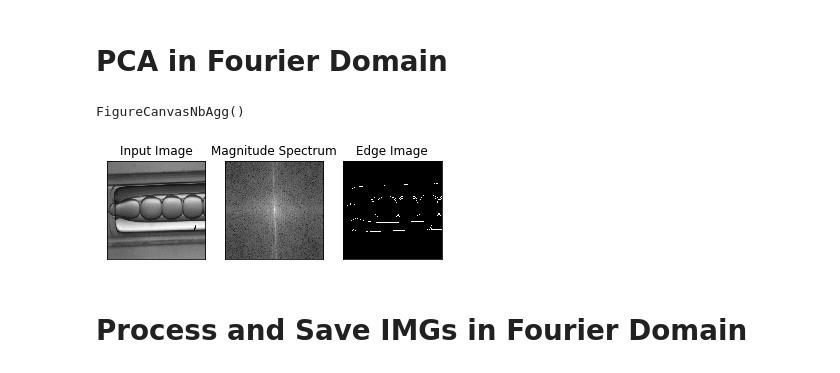
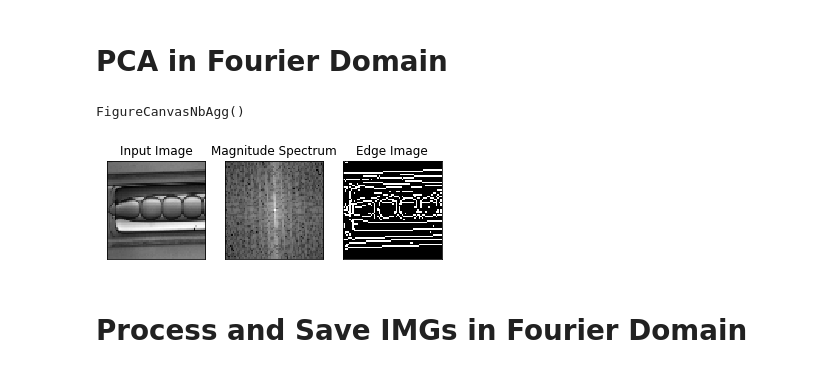
Before and after one commit to orpheus92/DSSI, a Jupyter notebook: Test.ipynb, the cells around one changed output. Saved outputs shown, nothing was run; the diff lists cells and outputs as text; code cells hidden in the pictures.

```diff
--- a/Test.ipynb
+++ b/Test.ipynb
@@ -331,22 +329,24 @@ from matplotlib import pyplot as plt
 # %%
 img = cv2.imread('data/Resized_256_256xBroken_10.JPG',cv2.IMREAD_GRAYSCALE)
+img= cv2.resize(img,(64,64))
+
 f = np.fft.fft2(img)
 fshift = np.fft.fftshift(f)
 magnitude_spectrum = 20*np.log(np.abs(fshift))
 
-edges = cv2.Canny(img,256,256)
+edges = cv2.Canny(img,64,64)
 
 plt.subplot(131),plt.imshow(img, cmap = 'gray')
 plt.title('Input Image'), plt.xticks([]), plt.yticks([])
 plt.subplot(132),plt.imshow(magnitude_spectrum, cmap = 'gray')
 plt.title('Magnitude Spectrum'), plt.xticks([]), plt.yticks([])
 plt.subplot(133),plt.imshow(edges,cmap = 'gray')
 plt.title('Edge Image'), plt.xticks([]), plt.yticks([])
 
 plt.show()
 # %% [output]
 FigureCanvasNbAgg()
-[figure, old version]
+[figure, new version]
 # %% [markdown]
 # Process and Save IMGs in Fourier Domain
 # %%
```
Also changed, not shown: parts of 9 cells of this notebook, 1 other file.
